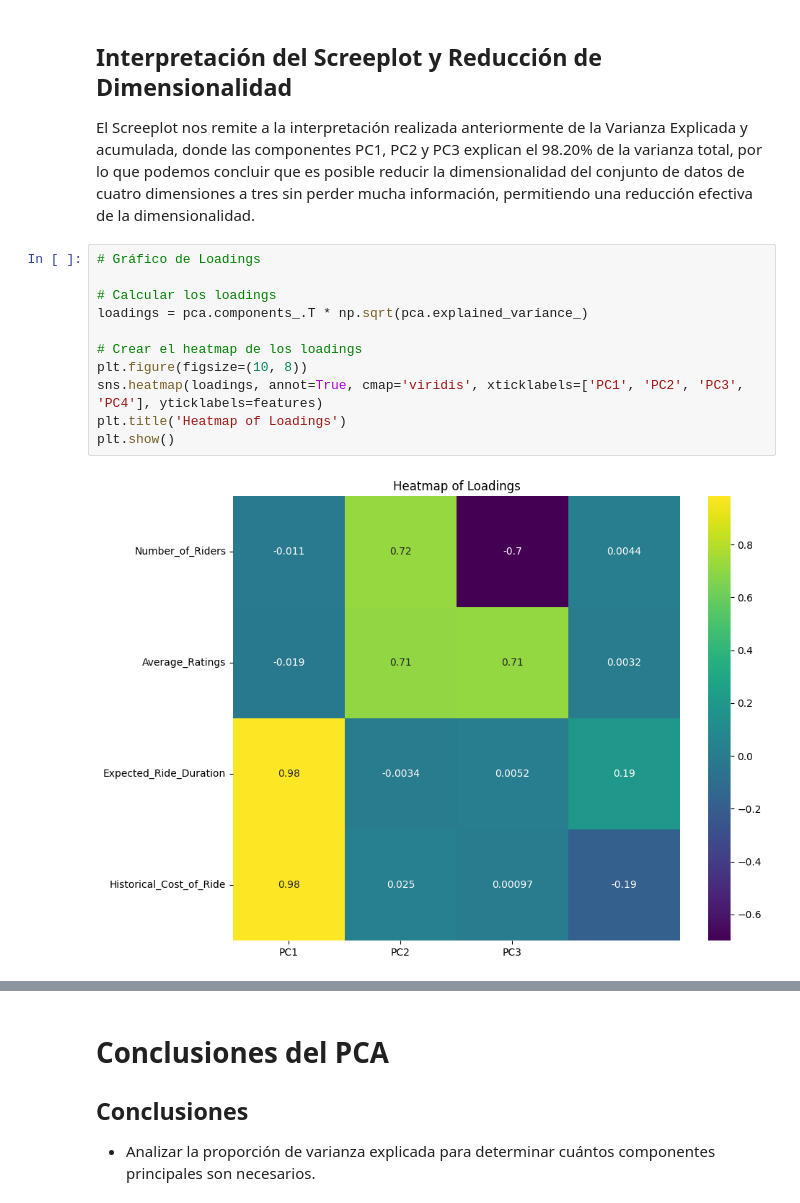
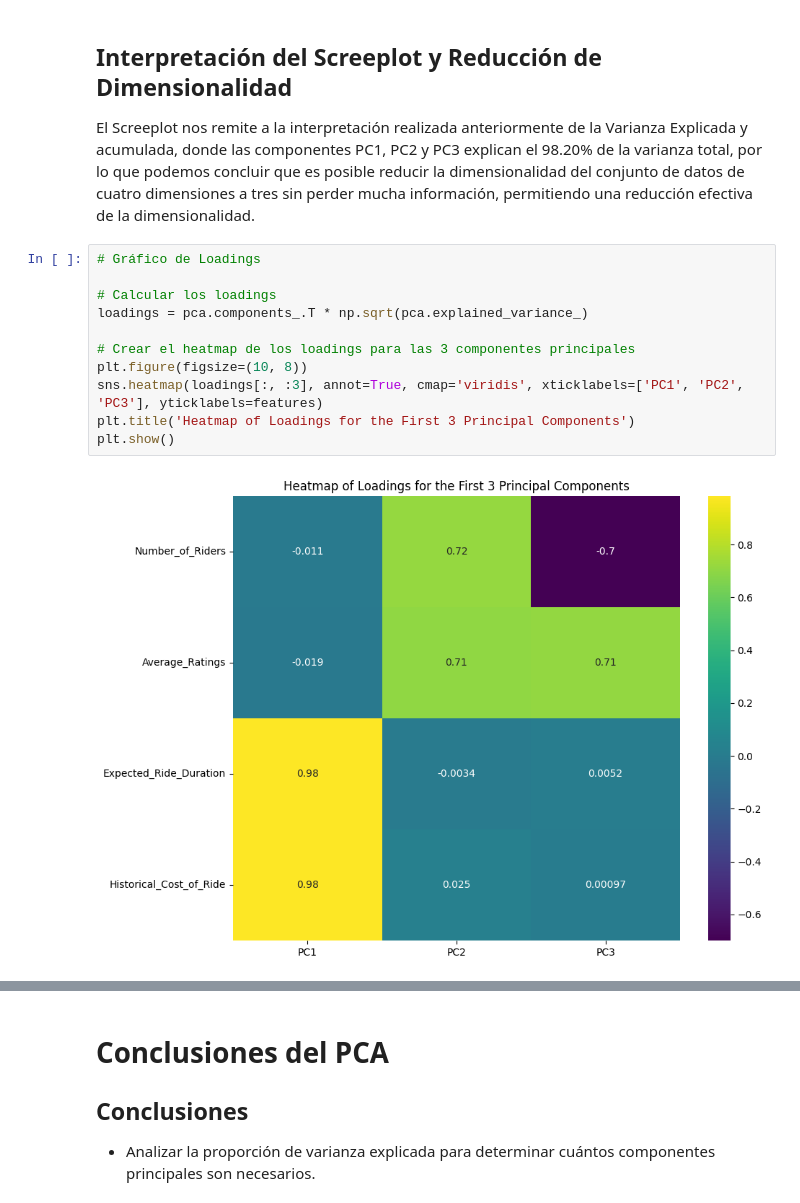
Before and after one commit to PerezSebas14/metodos_estad-sticos_fase_3, a Jupyter notebook: Fase_3_Cristian_Perez_V2.ipynb, the cells around one changed output, grey strips where cells are left out. Saved outputs shown, nothing was run; the diff lists cells and outputs as text.

```diff
--- a/Fase_3_Cristian_Perez_V2.ipynb
+++ b/Fase_3_Cristian_Perez_V2.ipynb
@@ -146,13 +146,13 @@ El Screeplot nos remite a la interpretación realizada anteriormente de la Varia
 # %%
 # Gráfico de Loadings
 
 # Calcular los loadings
 loadings = pca.components_.T * np.sqrt(pca.explained_variance_)
 
-# Crear el heatmap de los loadings
+# Crear el heatmap de los loadings para las 3 componentes principales
 plt.figure(figsize=(10, 8))
-sns.heatmap(loadings, annot=True, cmap='viridis', xticklabels=['PC1', 'PC2', 'PC3', 'PC4'], yticklabels=features)
-plt.title('Heatmap of Loadings')
+sns.heatmap(loadings[:, :3], annot=True, cmap='viridis', xticklabels=['PC1', 'PC2', 'PC3'], yticklabels=features)
+plt.title('Heatmap of Loadings for the First 3 Principal Components')
 plt.show()
 # %% [output]
-[figure, old version]
+[figure, new version]
```
Also changed, not shown: parts of 1 cell of this notebook.
